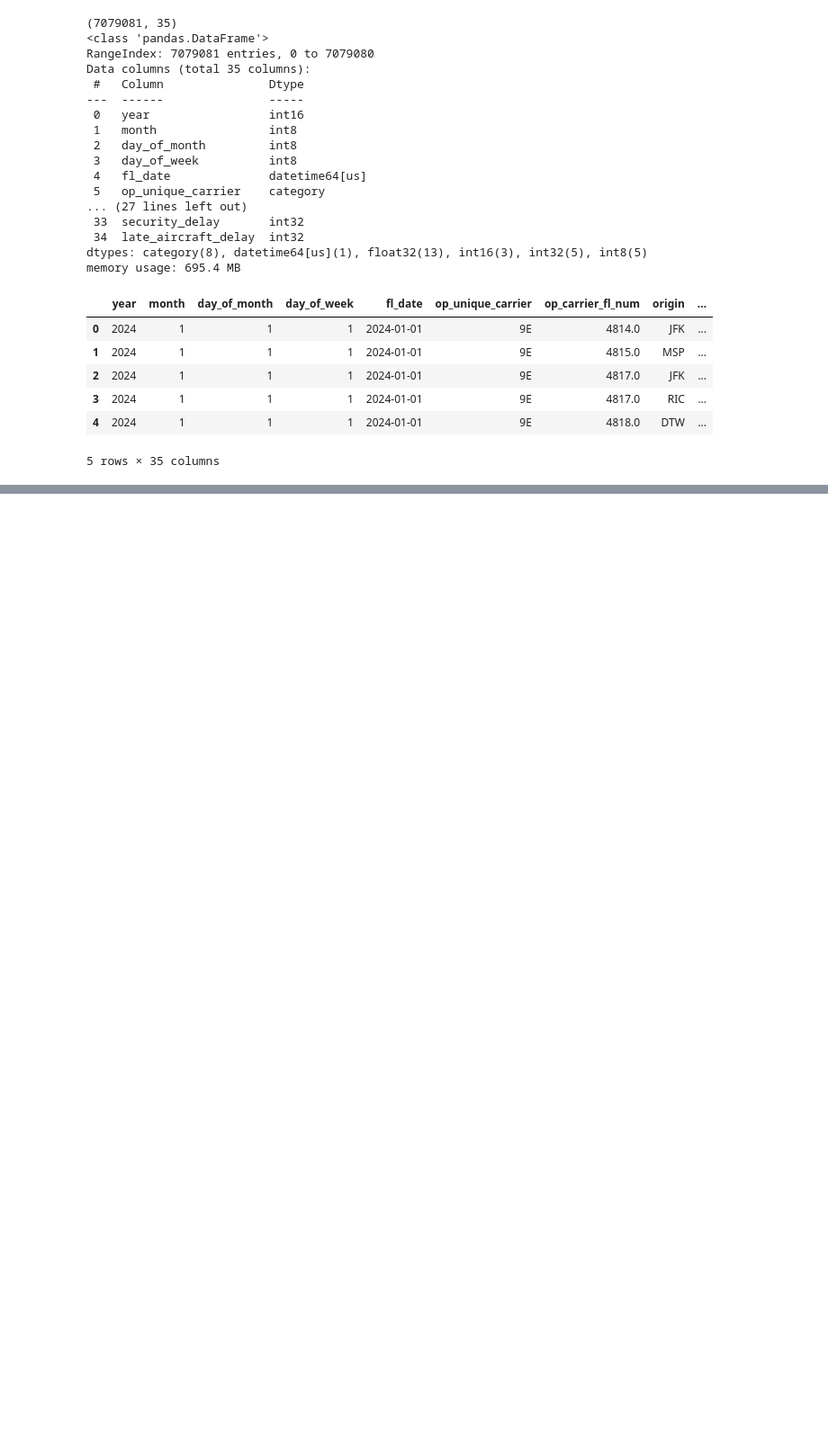
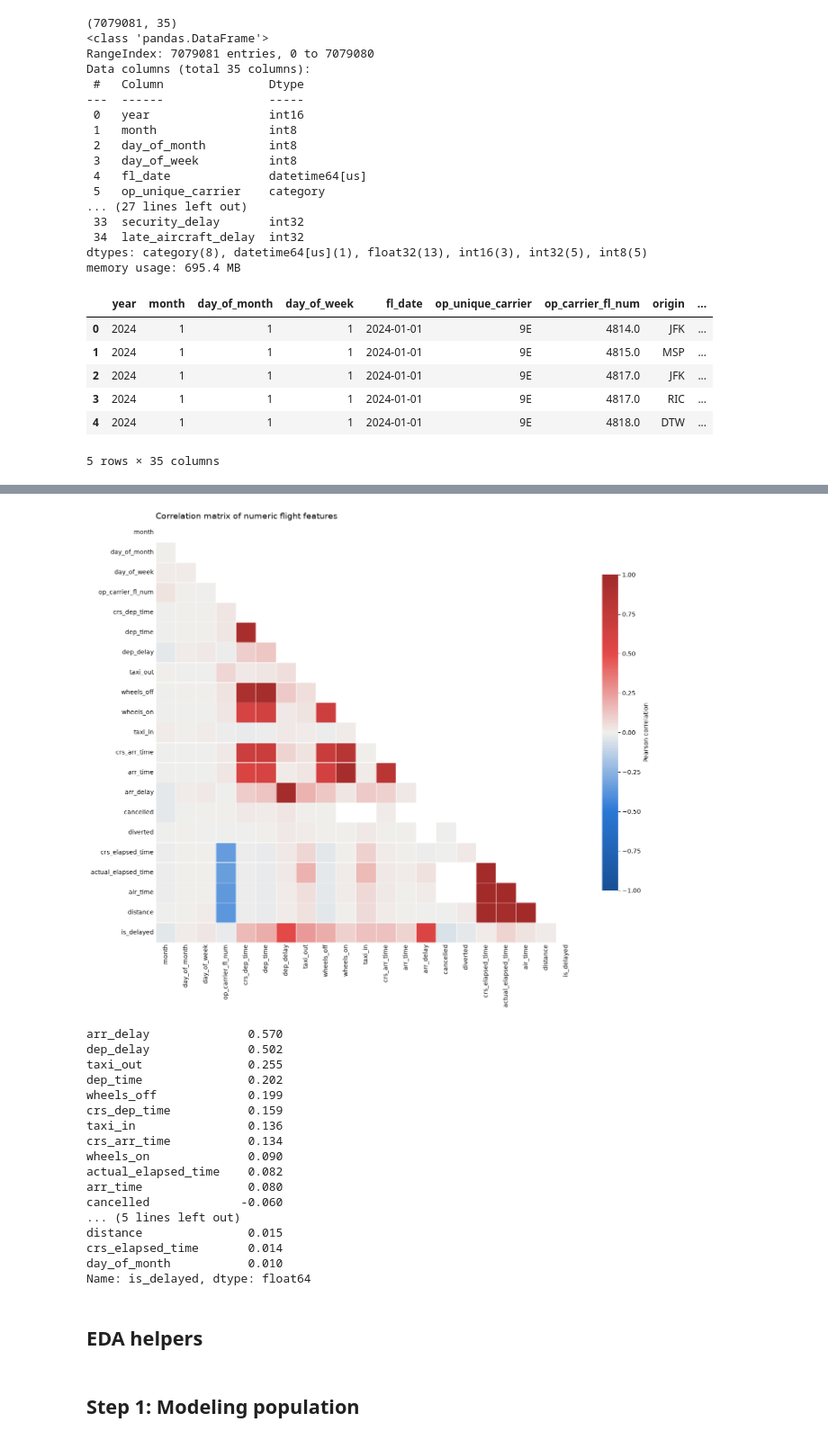
Before and after one commit to megantimmes/ml_final_proj, a Jupyter notebook: eda.ipynb, the cells around one changed output, grey strips where cells are left out. Shown at 90% size. Cells and saved outputs as stored; diff of their text form; code cells hidden in the pictures; blank space fills up the shorter version.

```diff
--- a/eda.ipynb
+++ b/eda.ipynb
@@ -79,3 +79,12 @@ df.head()
 | 3 | 2024 | 1 | 1 | 1 | 2024-01-01 | 9E | 4817.0 | RIC | ... |
 | 4 | 2024 | 1 | 1 | 1 | 2024-01-01 | 9E | 4818.0 | DTW | ... |
 5 rows × 35 columns
+# %%
+delay_columns = ['carrier_delay', 'weather_delay', 'nas_delay', 'security_delay', 'late_aircraft_delay']
+# %%
+# is_delayed is the target for the first model. I removed the types of delay from this dataset
+# I then looked at the percentage of delays from the entire dataset
+df["is_delayed"] = (df[delay_columns] > 0).any(axis=1).astype("int8")
+
+pct_delayed = df["is_delayed"].mean() * 100
+print(f"Delayed flights: {df['is_delayed'].sum():,} of {len(df):,} ({pct_delayed:.2f}%)")
@@ -81,0 +93,3 @@ df.head()
+# %%
+#dropped the other delay columns
+df = df.drop(delay_columns, axis=1)
@@ -81,0 +106,51 @@ df.head()
+# %%
+import matplotlib.pyplot as plt
+import seaborn as sns
+from matplotlib.colors import LinearSegmentedColormap
+
+# Numeric columns only; drop constants (e.g. year is always 2024)
+num = df.select_dtypes("number")
+num = num.loc[:, num.nunique() > 1]
+
+corr = num.corr()  # Pearson; use method="spearman" for rank correlation
+
+# Diverging map: blue (negative) -> neutral gray (0) -> red (positive)
+cmap = LinearSegmentedColormap.from_list(
+    "div", ["#184f95", "#2a78d6", "#f0efec", "#e34948", "#a12b2a"]
+)
+
+mask = np.triu(np.ones_like(corr, dtype=bool))  # show lower triangle only
+fig, ax = plt.subplots(figsize=(14, 12))
+sns.heatmap(
+    corr, mask=mask, cmap=cmap, vmin=-1, vmax=1, center=0,
+    square=True, linewidths=0.5, linecolor="white",
+    cbar_kws={"shrink": 0.7, "label": "Pearson correlation"}, ax=ax,
+)
+ax.set_title("Correlation matrix of numeric flight features", loc="left", fontsize=14)
+ax.tick_params(length=0)
+plt.tight_layout()
+plt.show()
+
+# Table view: features most correlated with the target
+corr["is_delayed"].drop("is_delayed").sort_values(key=abs, ascending=False).round(3)
+# %% [output]
+[figure, added]
+arr_delay              0.570
+dep_delay              0.502
+taxi_out               0.255
+dep_time               0.202
+wheels_off             0.199
+crs_dep_time           0.159
+taxi_in                0.136
+crs_arr_time           0.134
+wheels_on              0.090
+actual_elapsed_time    0.082
+arr_time               0.080
+cancelled             -0.060
+... (5 lines left out)
+distance               0.015
+crs_elapsed_time       0.014
+day_of_month           0.010
+Name: is_delayed, dtype: float64
+# %% [markdown]
+## EDA helpers
@@ -81,0 +200,2 @@ df.head()
+# %% [markdown]
+## Step 1: Modeling population
```
Also changed, not shown: parts of 18 cells of this notebook.
